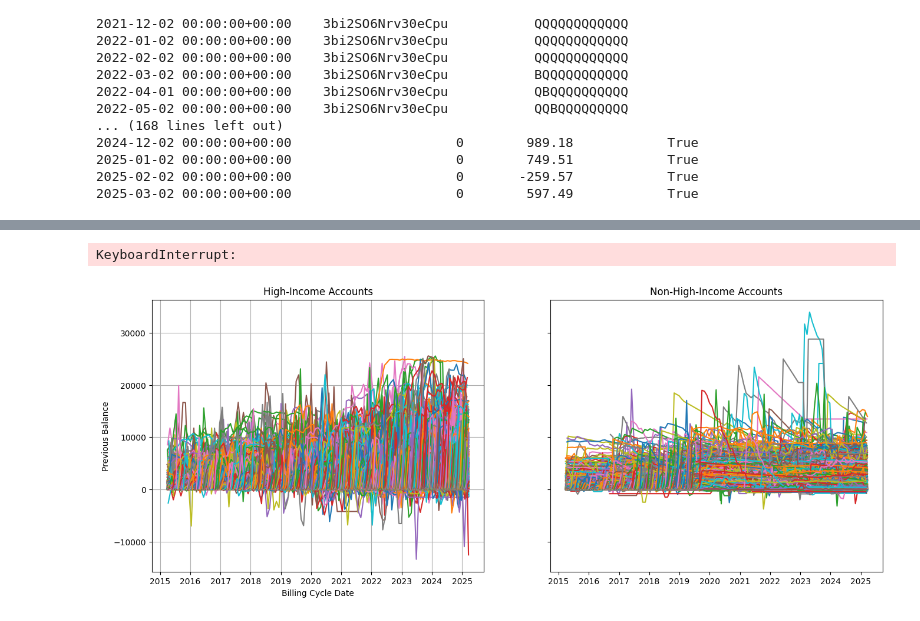
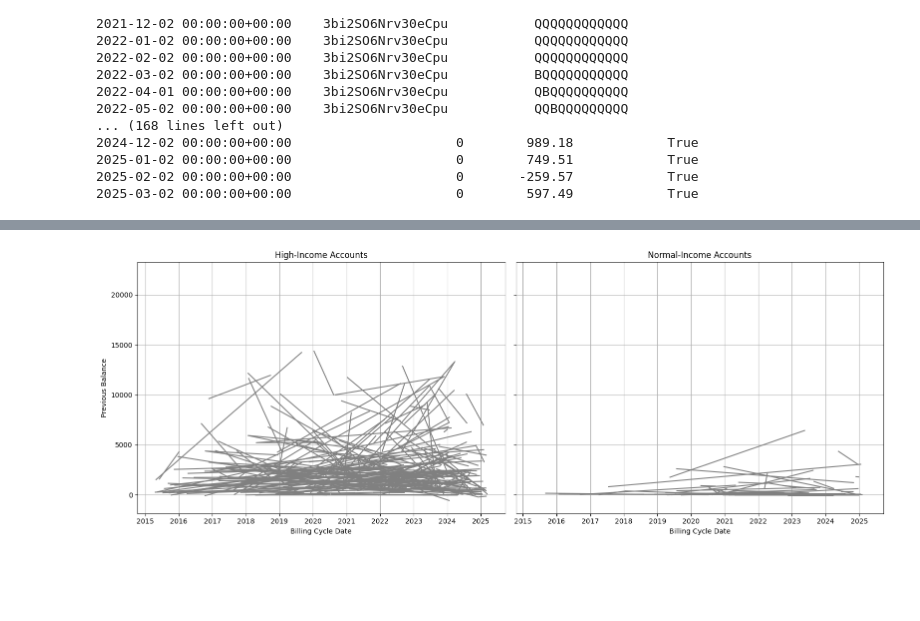
Before and after one commit to hazelLu6/synchrony-datathon-2025-alt-f4, a Jupyter notebook: time_series_analysis.ipynb, the cells around one changed output, grey strips where cells are left out. Drawn from its saved outputs; the diff is of its cells as text; code cells hidden in the pictures; blank space fills up the shorter version.

```diff
--- a/time_series_analysis.ipynb
+++ b/time_series_analysis.ipynb
@@ -167,27 +153,40 @@ plt.savefig('./visualizations/account_balance_high_normal')
 # %%
+df_merged['billing_cycle_date'] = pd.to_datetime(df_merged['billing_cycle_date'], utc=True)
+
+df_high_sample = df_merged[df_merged['is_high_income'] == 1].sample(1000, random_state=42)
+df_non_high_sample = df_merged[df_merged['is_high_income'] == 0].sample(1000, random_state=42)
+
+# Plotting
 fig, axes = plt.subplots(1, 2, figsize=(16, 6), sharey=True)
 
-colors = sns.color_palette("tab10", 10)
-
+# High-income accounts
 axes[0].set_title("High-Income Accounts")
-for i, account in enumerate(df_high_sample['current_account_nbr'].unique()):
+for account in df_high_sample['current_account_nbr'].unique():
     account_data = df_high_sample[df_high_sample['current_account_nbr'] == account]
-    axes[0].plot(account_data.index, account_data['prev_balance'], label=f'Account {account}', color=colors[i % len(colors)])
+    # Check if the account has fraud
+    if account_data['has_fraud'].max() == 1:  # Fraud flagged for this account
+        axes[0].plot(account_data['billing_cycle_date'], account_data['prev_balance'], color='red', label=f'Account {account}' if account_data['has_fraud'].max() == 1 else "")
+    else:
+        axes[0].plot(account_data['billing_cycle_date'], account_data['prev_balance'], color='grey', label=f'Account {account}')
 
 axes[0].set_xlabel("Billing Cycle Date")
 axes[0].set_ylabel("Previous Balance")
 axes[0].grid(True)
 
-axes[1].set_title("Non-High-Income Accounts")
-for i, account in enumerate(df_non_high_sample['current_account_nbr'].unique()):
+# Normal-income accounts
+axes[1].set_title("Normal-Income Accounts")
+for account in df_non_high_sample['current_account_nbr'].unique():
     account_data = df_non_high_sample[df_non_high_sample['current_account_nbr'] == account]
-    axes[1].plot(account_data.index, account_data['prev_balance'], label=f'Account {account}', color=colors[i % len(colors)])
+    # Check if the account has fraud
+    if account_data['has_fraud'].max() == 1:  # Fraud flagged for this account
+        axes[1].plot(account_data['billing_cycle_date'], account_data['prev_balance'], color='red', label=f'Account {account}' if account_data['has_fraud'].max() == 1 else "")
+    else:
+        axes[1].plot(account_data['billing_cycle_date'], account_data['prev_balance'], color='grey', label=f'Account {account}')
 
 axes[1].set_xlabel("Billing Cycle Date")
 axes[1].grid(True)
 
 plt.tight_layout()
 plt.show()
 # %% [output]
-KeyboardInterrupt:
-[figure, old version]
+[figure, new version]
```
Also changed, not shown: parts of 9 cells of this notebook, 2 other files.
